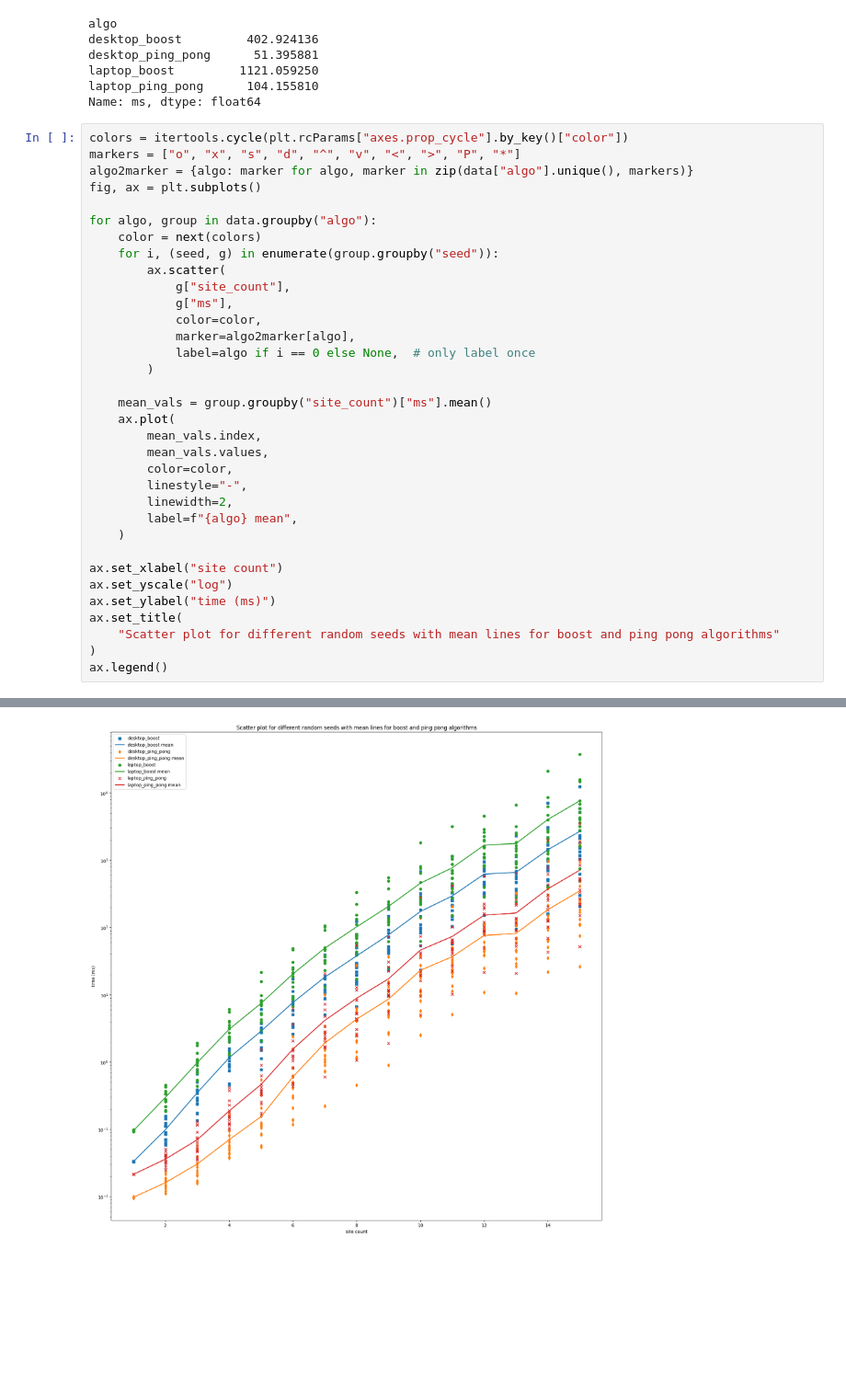
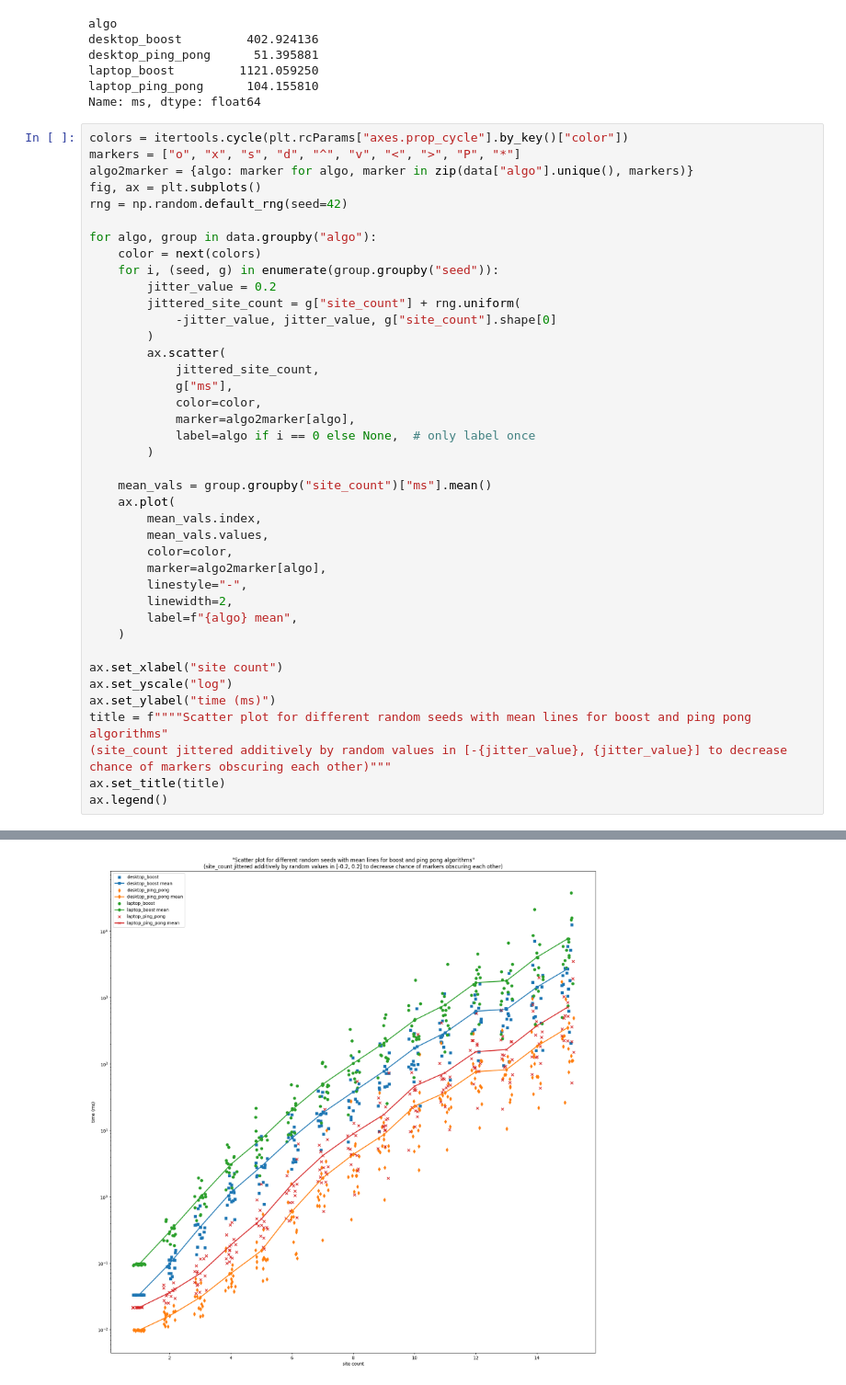
Before and after one commit to snow-abstraction/perf_rcsp, a Jupyter notebook: scripts/visualize_perf.ipynb, the cells around one changed output, grey strips where cells are left out. Shown at 92% size. Drawn from its saved outputs; the diff is of its cells as text; blank space fills up the shorter version.

Commit message:
chore: improve scatter plot ms versus site_count
1. jittering site_count
2. adding markers to mean lines (kind of hard to see them but
   maybe useful for a color-blind person)

```diff
--- a/scripts/visualize_perf.ipynb
+++ b/scripts/visualize_perf.ipynb
@@ -85,38 +66,44 @@ colors = itertools.cycle(plt.rcParams["axes.prop_cycle"].by_key()["color"])
 markers = ["o", "x", "s", "d", "^", "v", "<", ">", "P", "*"]
 algo2marker = {algo: marker for algo, marker in zip(data["algo"].unique(), markers)}
 fig, ax = plt.subplots()
+rng = np.random.default_rng(seed=42)
 
 for algo, group in data.groupby("algo"):
     color = next(colors)
     for i, (seed, g) in enumerate(group.groupby("seed")):
+        jitter_value = 0.2
+        jittered_site_count = g["site_count"] + rng.uniform(
+            -jitter_value, jitter_value, g["site_count"].shape[0]
+        )
         ax.scatter(
-            g["site_count"],
+            jittered_site_count,
             g["ms"],
             color=color,
             marker=algo2marker[algo],
             label=algo if i == 0 else None,  # only label once
         )
 
     mean_vals = group.groupby("site_count")["ms"].mean()
     ax.plot(
         mean_vals.index,
         mean_vals.values,
         color=color,
+        marker=algo2marker[algo],
         linestyle="-",
         linewidth=2,
         label=f"{algo} mean",
     )
 
 ax.set_xlabel("site count")
 ax.set_yscale("log")
 ax.set_ylabel("time (ms)")
-ax.set_title(
-    "Scatter plot for different random seeds with mean lines for boost and ping pong algorithms"
-)
+title = f""""Scatter plot for different random seeds with mean lines for boost and ping pong algorithms"
+(site_count jittered additively by random values in [-{jitter_value}, {jitter_value}] to decrease chance of markers obscuring each other)"""
+ax.set_title(title)
 ax.legend()
 # %% [output]
 <matplotlib.legend.Legend at 0x...>
-[figure, old version]
+[figure, new version]
 # %%
 def plot_speed_up(ax, data, denominator_column, numerator_column):
     pivoted = (
```
Also changed, not shown: parts of 6 cells of this notebook.
